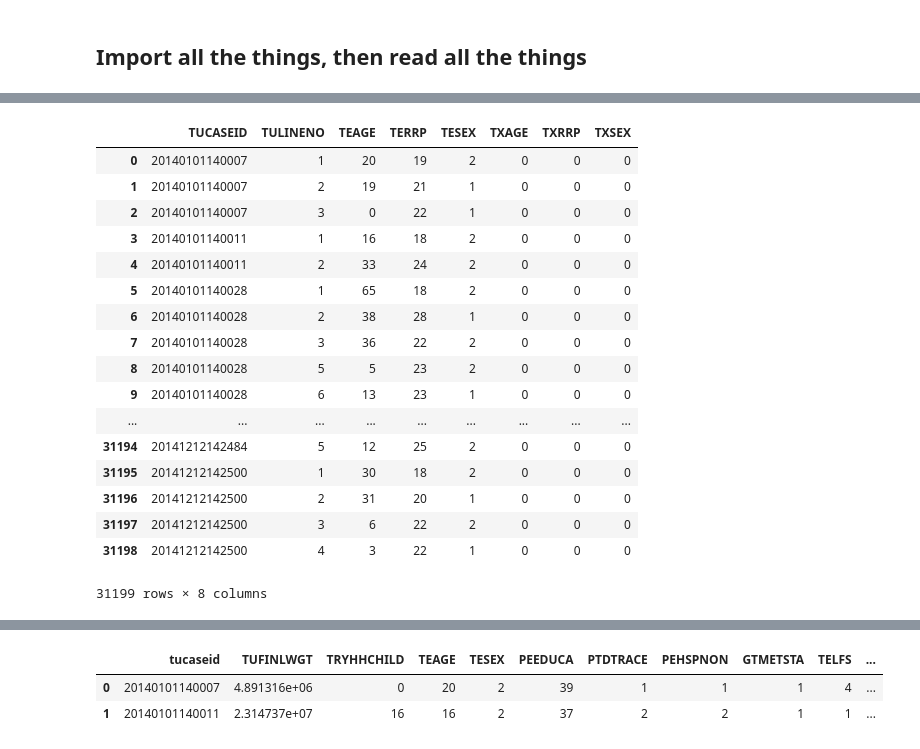
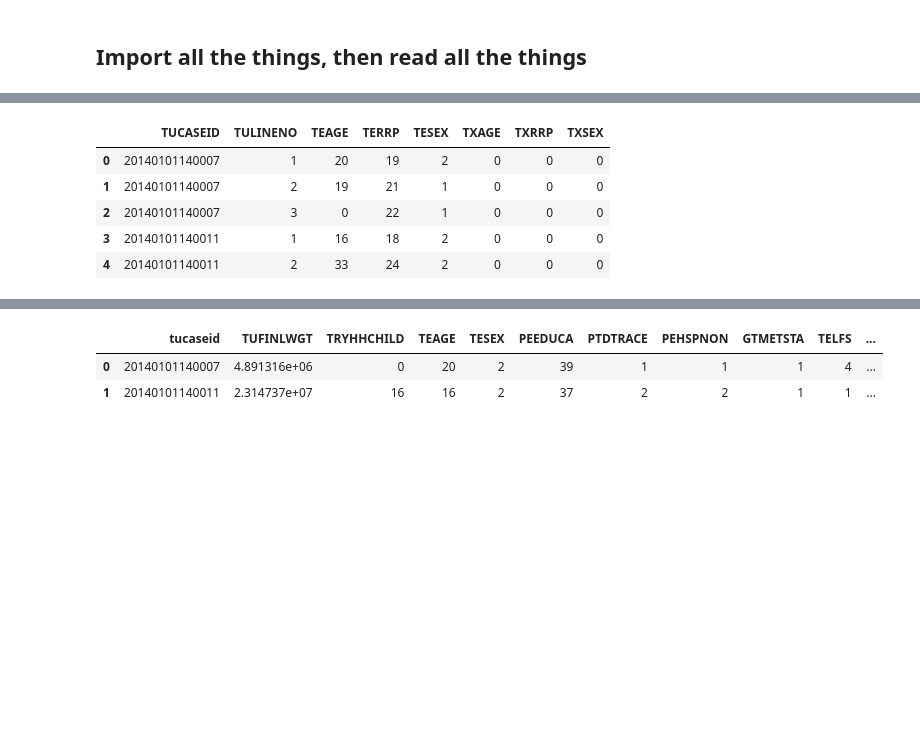
Before and after one commit to CameronBoudreau/atus-analysis, a Jupyter notebook: Scratch.ipynb, the cells around one changed output, grey strips where cells are left out. Saved outputs shown, nothing was run; the diff lists cells and outputs as text; code cells hidden in the pictures; blank space fills up the shorter version.

```diff
--- a/Scratch.ipynb
+++ b/Scratch.ipynb
@@ -31,24 +20,12 @@ respondent
 # %%
 roster = pd.read_csv('data/atusrost_2014.dat')
-roster
+roster.head()
 # %% [output]
 |  | TUCASEID | TULINENO | TEAGE | TERRP | TESEX | TXAGE | TXRRP | TXSEX |
 | 0 | 20140101140007 | 1 | 20 | 19 | 2 | 0 | 0 | 0 |
 | 1 | 20140101140007 | 2 | 19 | 21 | 1 | 0 | 0 | 0 |
 | 2 | 20140101140007 | 3 | 0 | 22 | 1 | 0 | 0 | 0 |
 | 3 | 20140101140011 | 1 | 16 | 18 | 2 | 0 | 0 | 0 |
 | 4 | 20140101140011 | 2 | 33 | 24 | 2 | 0 | 0 | 0 |
-| 5 | 20140101140028 | 1 | 65 | 18 | 2 | 0 | 0 | 0 |
-| 6 | 20140101140028 | 2 | 38 | 28 | 1 | 0 | 0 | 0 |
-| 7 | 20140101140028 | 3 | 36 | 22 | 2 | 0 | 0 | 0 |
-| 8 | 20140101140028 | 5 | 5 | 23 | 2 | 0 | 0 | 0 |
-| 9 | 20140101140028 | 6 | 13 | 23 | 1 | 0 | 0 | 0 |
-| ... | ... | ... | ... | ... | ... | ... | ... | ... |
-| 31194 | 20141212142484 | 5 | 12 | 25 | 2 | 0 | 0 | 0 |
-| 31195 | 20141212142500 | 1 | 30 | 18 | 2 | 0 | 0 | 0 |
-| 31196 | 20141212142500 | 2 | 31 | 20 | 1 | 0 | 0 | 0 |
-| 31197 | 20141212142500 | 3 | 6 | 22 | 2 | 0 | 0 | 0 |
-| 31198 | 20141212142500 | 4 | 3 | 22 | 1 | 0 | 0 | 0 |
-31199 rows × 8 columns
 # %%
 activity = pd.read_csv('data/atusact_2014.dat')
```
Also changed, not shown: parts of 20 cells of this notebook.
